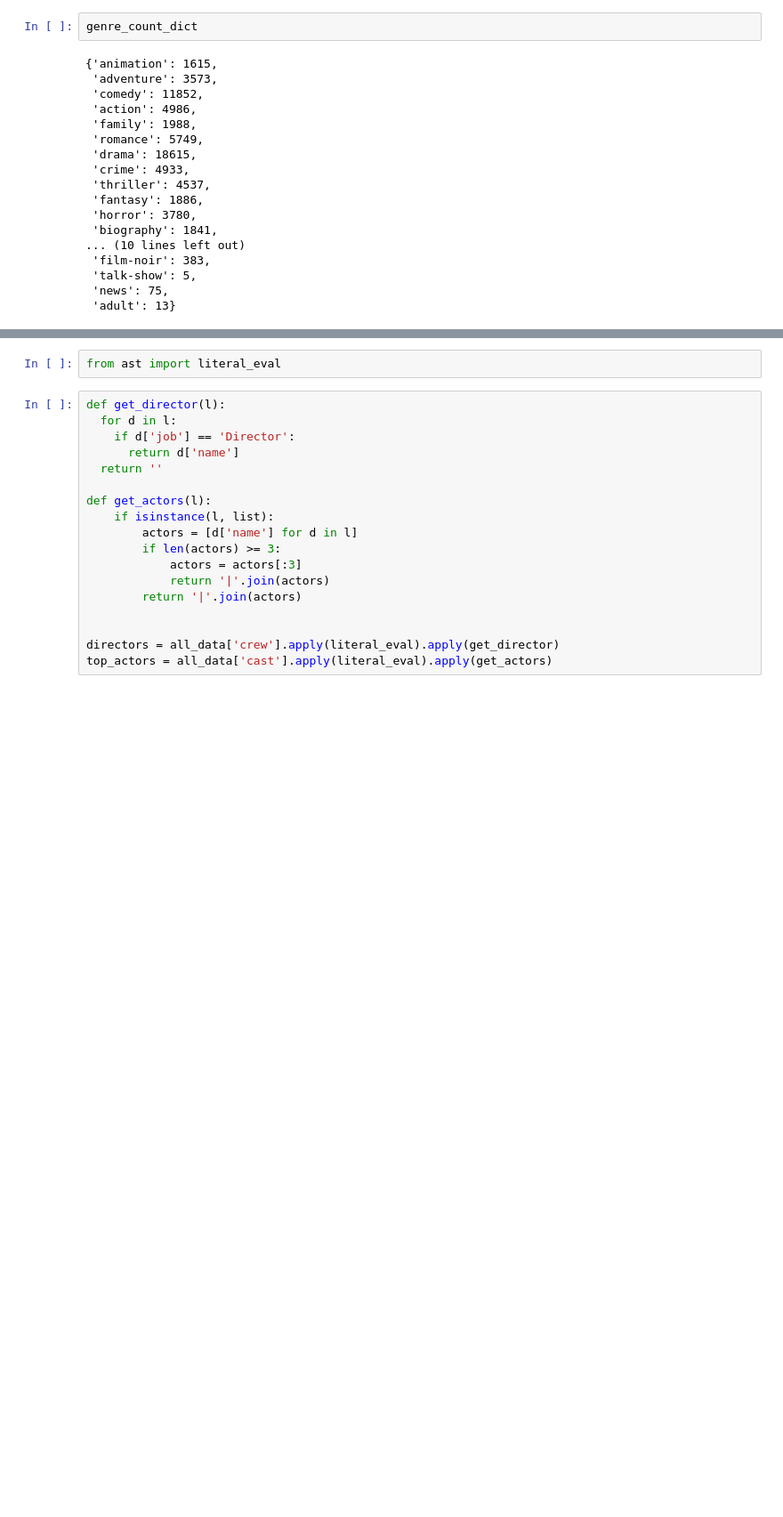
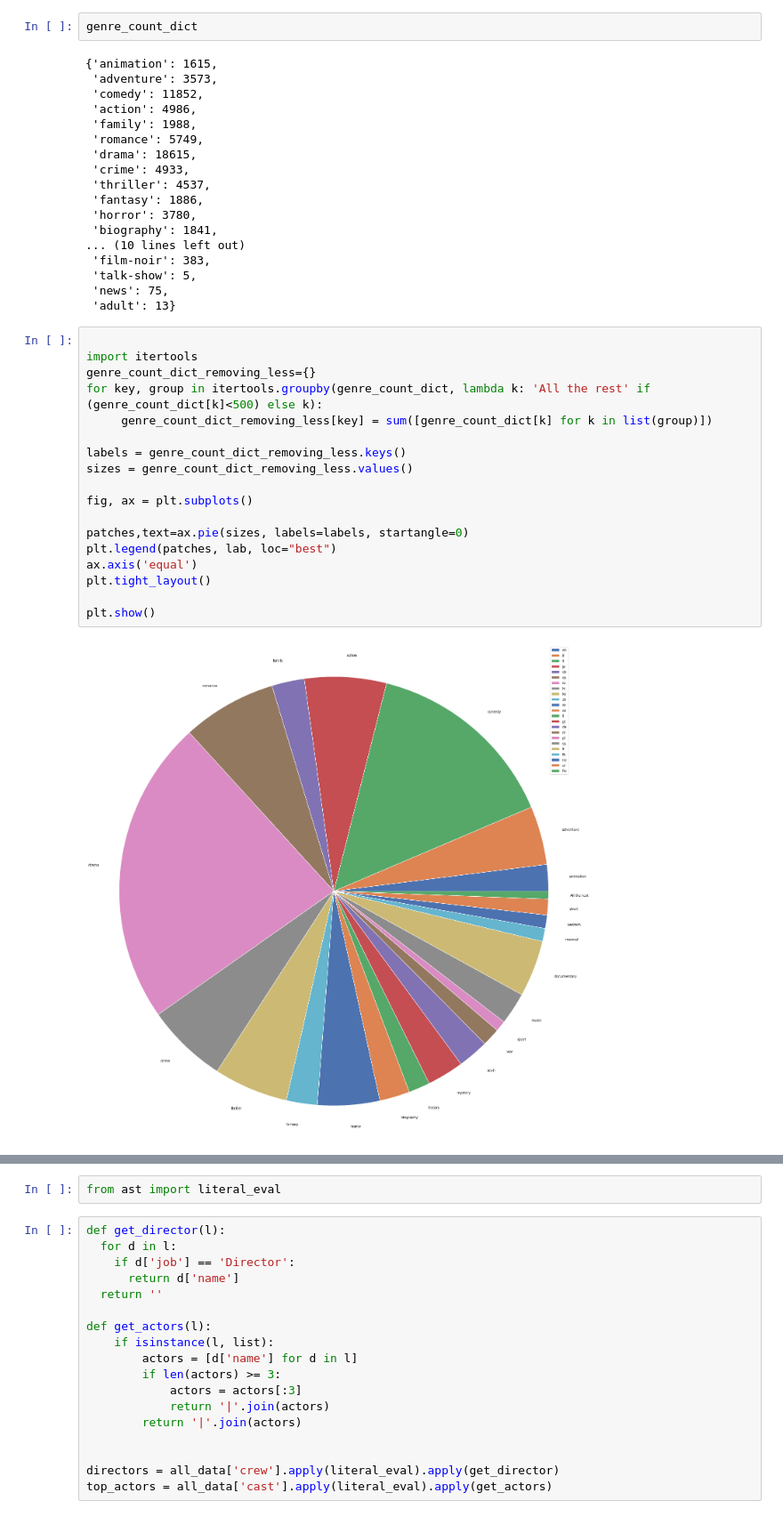
Before and after one commit to PritishWadhwa/IMDb-Movie-Rating-Predictor, a Jupyter notebook: Movies_Rating_Prediction.ipynb, the cells around one changed output, grey strips where cells are left out. Shown: that part at 89% size. Drawn from its saved outputs; the diff is of its cells as text; blank space fills up the shorter version.

Commit message:
Added Genre visualisation

```diff
--- a/Movies_Rating_Prediction.ipynb
+++ b/Movies_Rating_Prediction.ipynb
@@ -368,5 +368,25 @@ genre_count_dict
  'talk-show': 5,
  'news': 75,
  'adult': 13}
+# %%
+
+import itertools
+genre_count_dict_removing_less={}
+for key, group in itertools.groupby(genre_count_dict, lambda k: 'All the rest' if (genre_count_dict[k]<500) else k):
+     genre_count_dict_removing_less[key] = sum([genre_count_dict[k] for k in list(group)])
+
+labels = genre_count_dict_removing_less.keys()
+sizes = genre_count_dict_removing_less.values()
+
+fig, ax = plt.subplots()
+
+patches,text=ax.pie(sizes, labels=labels, startangle=0)
+plt.legend(patches, lab, loc="best")
+ax.axis('equal')
+plt.tight_layout()
+
+plt.show()
+# %% [output]
+[figure, added]
 # %%
 all_data['cast'][0]
```
Also changed, not shown: parts of 21 cells of this notebook.
